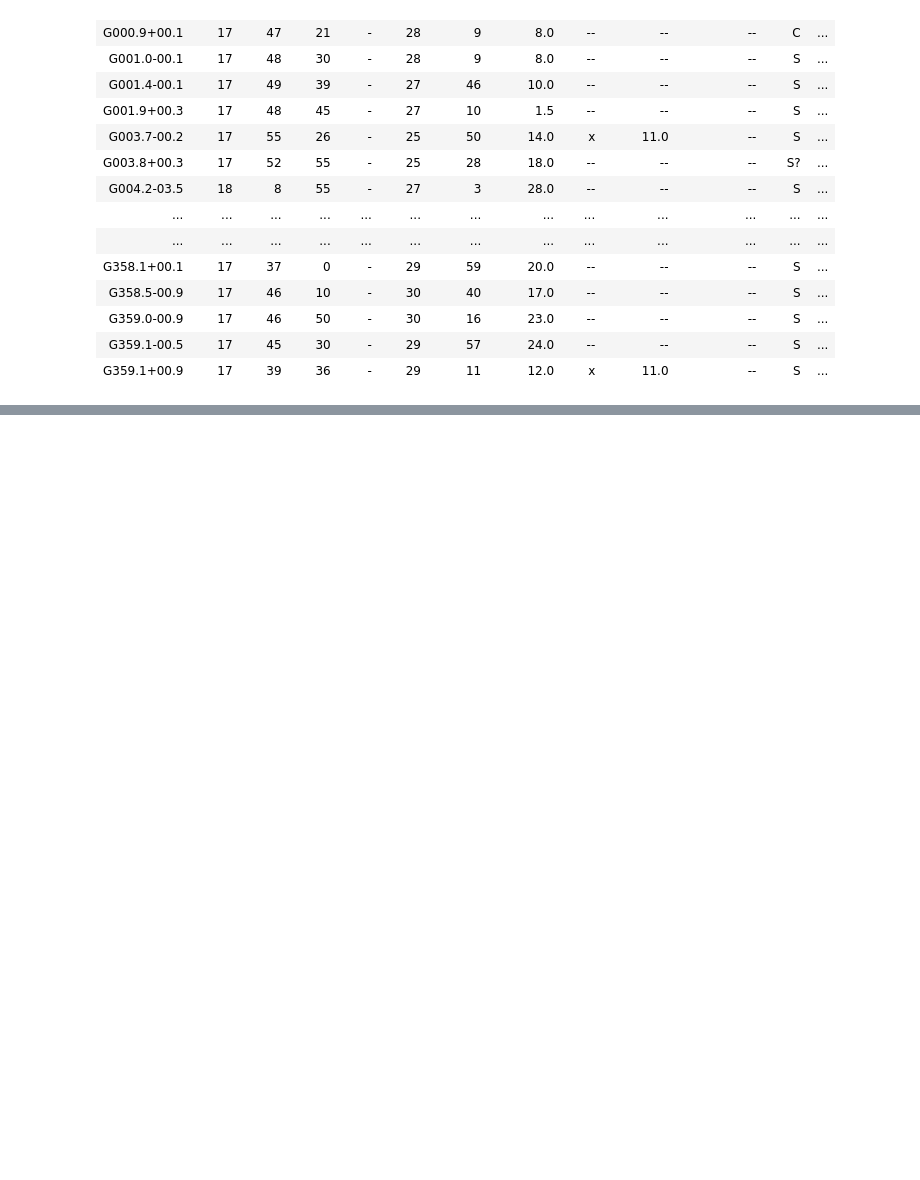
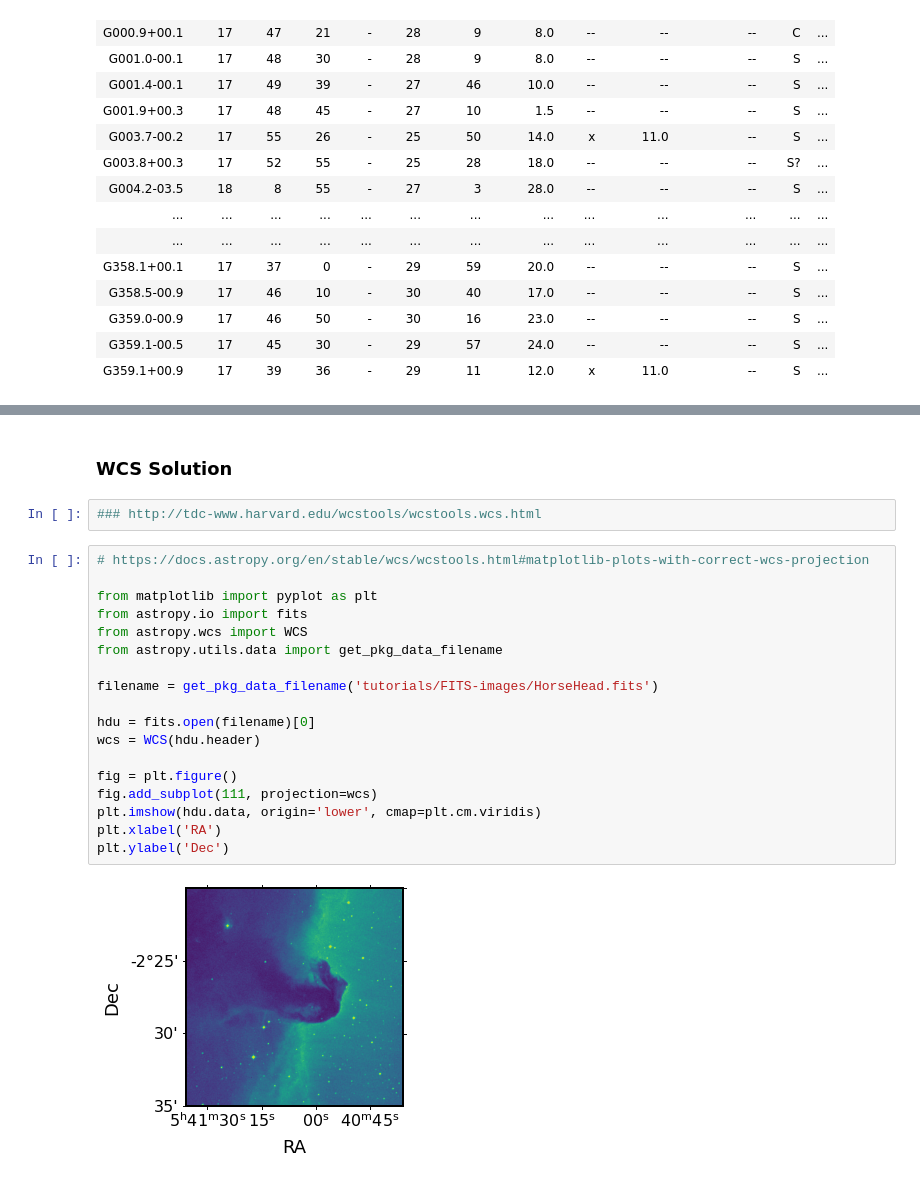
Before and after one commit to paulmartini/NSMA, a Jupyter notebook: Documents/DataStorage.ipynb, the cells around one changed output, grey strips where cells are left out. Saved outputs shown, nothing was run; the diff lists cells and outputs as text; blank space fills up the shorter version.

```diff
--- a/Documents/DataStorage.ipynb
+++ b/Documents/DataStorage.ipynb
@@ -423,0 +480,24 @@ Table length=274
+# %% [markdown]
+### WCS Solution
+# %%
+### http://tdc-www.harvard.edu/wcstools/wcstools.wcs.html
+# %%
+# https://docs.astropy.org/en/stable/wcs/wcstools.html#matplotlib-plots-with-correct-wcs-projection
+
+from matplotlib import pyplot as plt
+from astropy.io import fits
+from astropy.wcs import WCS
+from astropy.utils.data import get_pkg_data_filename
+
+filename = get_pkg_data_filename('tutorials/FITS-images/HorseHead.fits')
+
+hdu = fits.open(filename)[0]
+wcs = WCS(hdu.header)
+
+fig = plt.figure()
+fig.add_subplot(111, projection=wcs)
+plt.imshow(hdu.data, origin='lower', cmap=plt.cm.viridis)
+plt.xlabel('RA')
+plt.ylabel('Dec')
+# %% [output]
+[figure, added]
```
Also changed, not shown: parts of 11 cells of this notebook.
